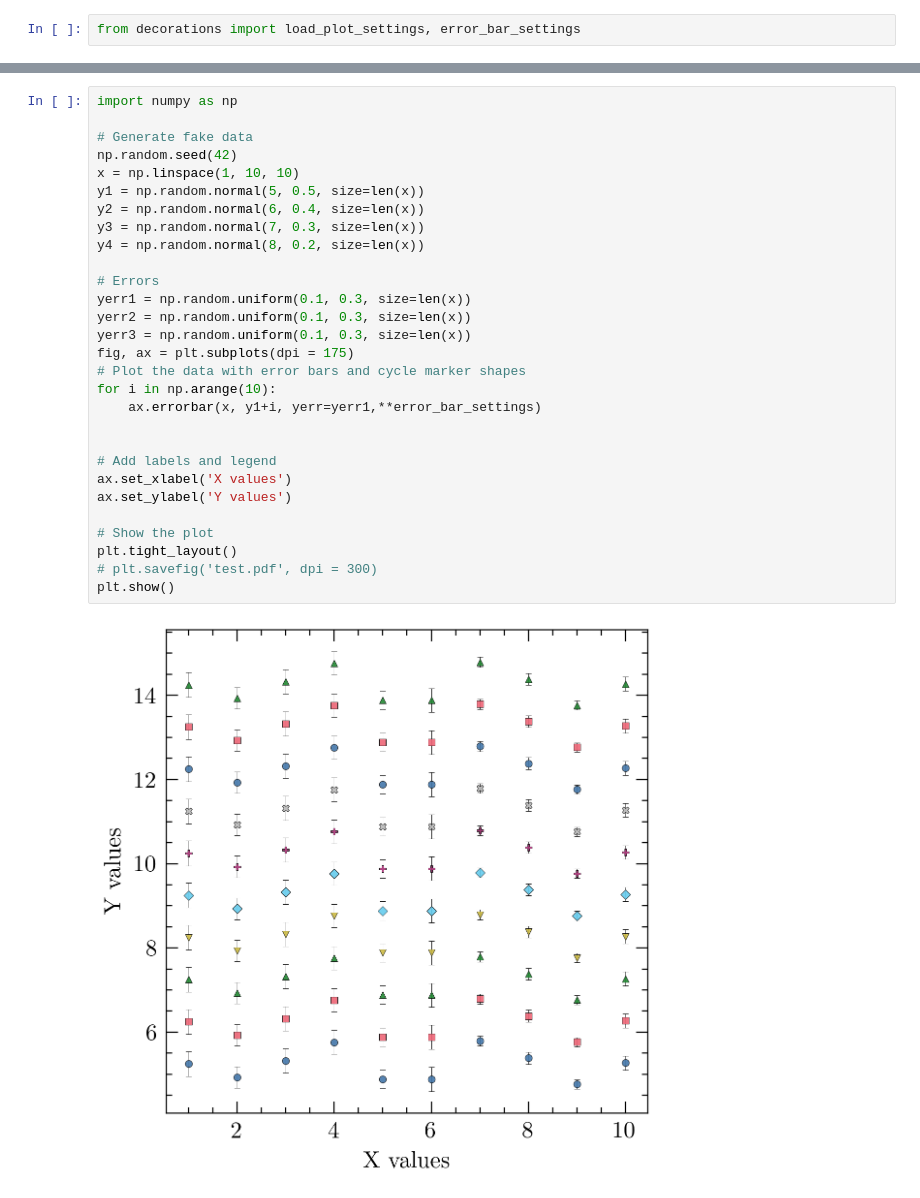
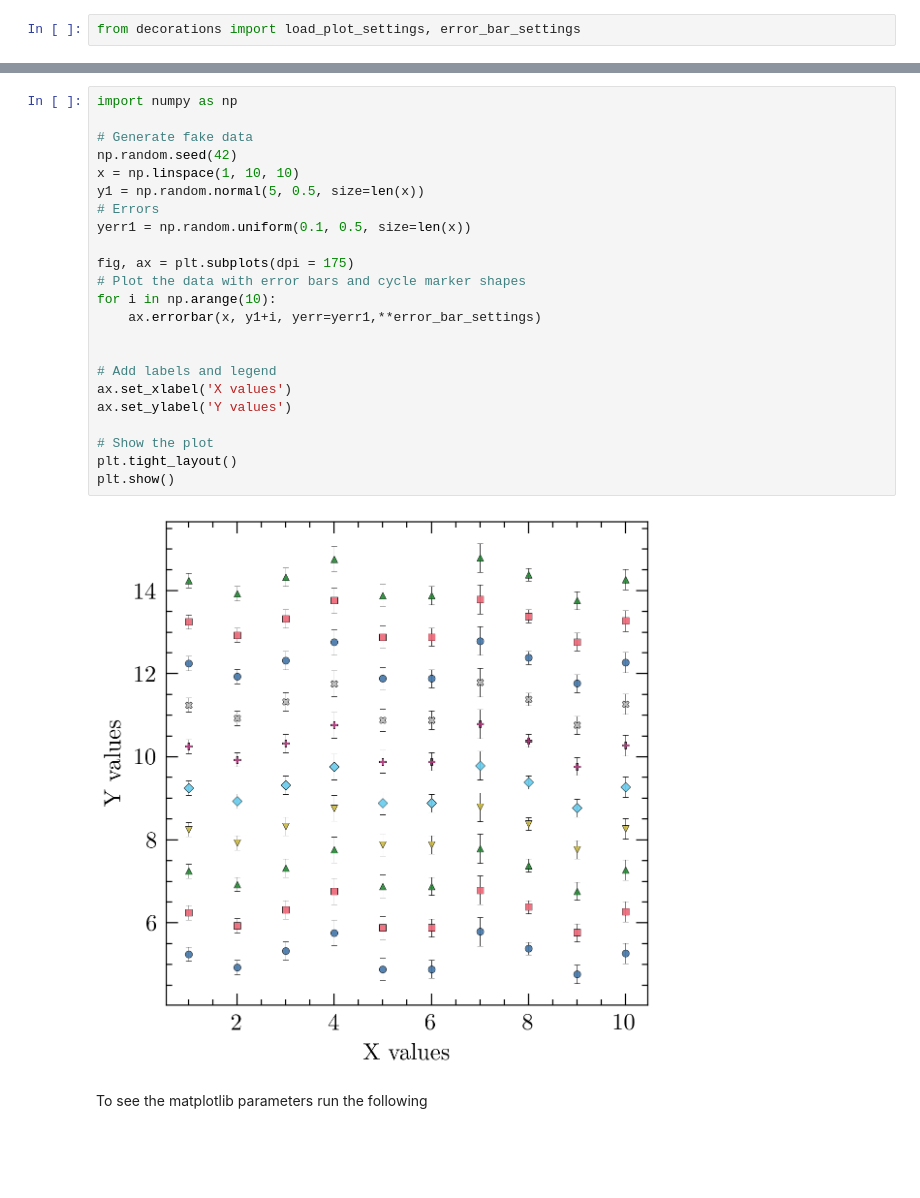
Before and after one commit to edgar-perez-vidal/decorations, a Jupyter notebook: decorations_tutorial.ipynb, the cells around one changed output, grey strips where cells are left out. Cells and saved outputs as stored; diff of their text form; blank space fills up the shorter version.

```diff
--- a/decorations_tutorial.ipynb
+++ b/decorations_tutorial.ipynb
@@ -56,31 +104,27 @@ plt.tight_layout()
 # %%
 import numpy as np
 
 # Generate fake data
 np.random.seed(42)
 x = np.linspace(1, 10, 10)
 y1 = np.random.normal(5, 0.5, size=len(x))
-y2 = np.random.normal(6, 0.4, size=len(x))
-y3 = np.random.normal(7, 0.3, size=len(x))
-y4 = np.random.normal(8, 0.2, size=len(x))
+# Errors
+yerr1 = np.random.uniform(0.1, 0.5, size=len(x))
 
-# Errors
-yerr1 = np.random.uniform(0.1, 0.3, size=len(x))
-yerr2 = np.random.uniform(0.1, 0.3, size=len(x))
-yerr3 = np.random.uniform(0.1, 0.3, size=len(x))
 fig, ax = plt.subplots(dpi = 175)
 # Plot the data with error bars and cycle marker shapes
 for i in np.arange(10):
     ax.errorbar(x, y1+i, yerr=yerr1,**error_bar_settings)
 
 
 # Add labels and legend
 ax.set_xlabel('X values')
 ax.set_ylabel('Y values')
 
 # Show the plot
 plt.tight_layout()
-# plt.savefig('test.pdf', dpi = 300)
 plt.show()
 # %% [output]
-[figure, old version]
+[figure, new version]
+# %% [markdown]
+To see the matplotlib parameters run the following
```
Also changed, not shown: parts of 8 cells of this notebook.
